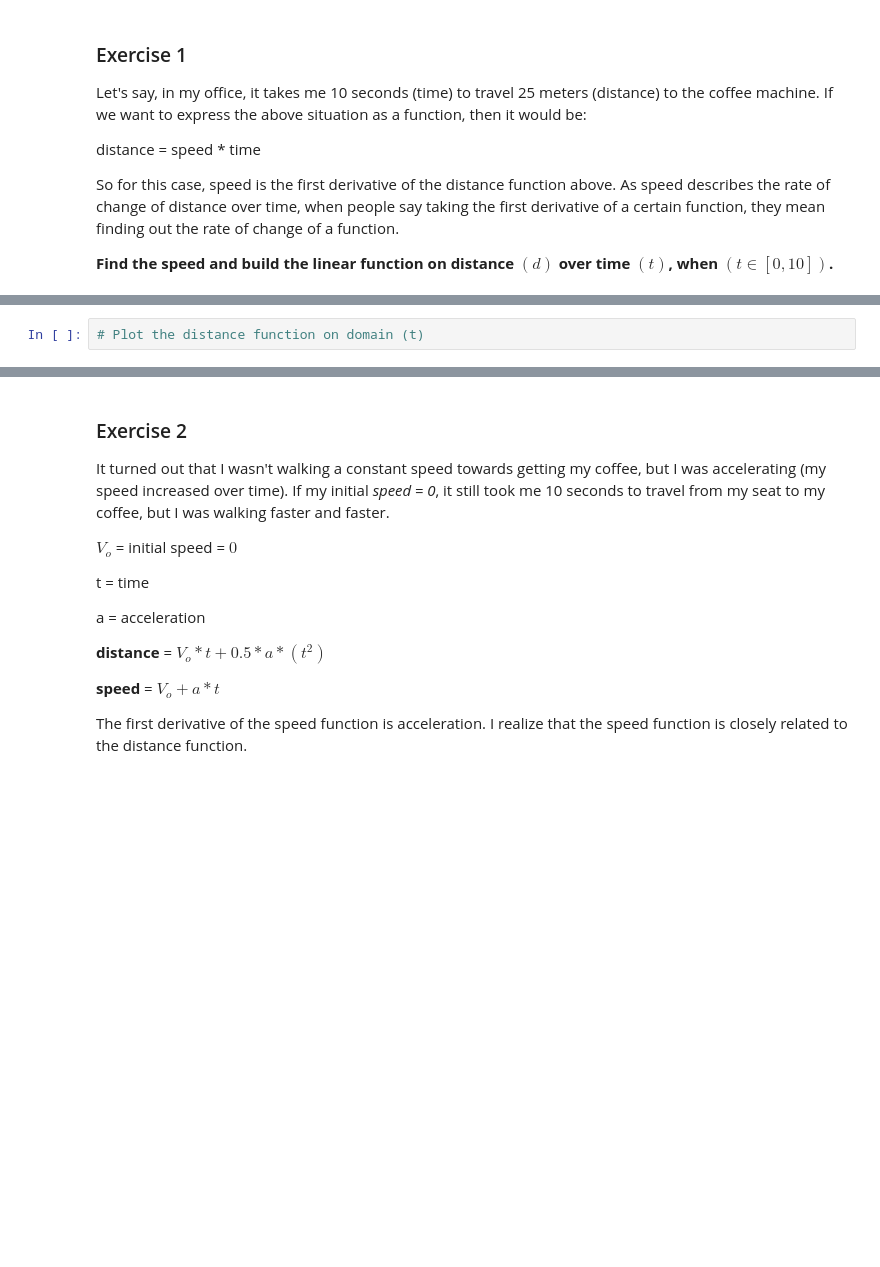
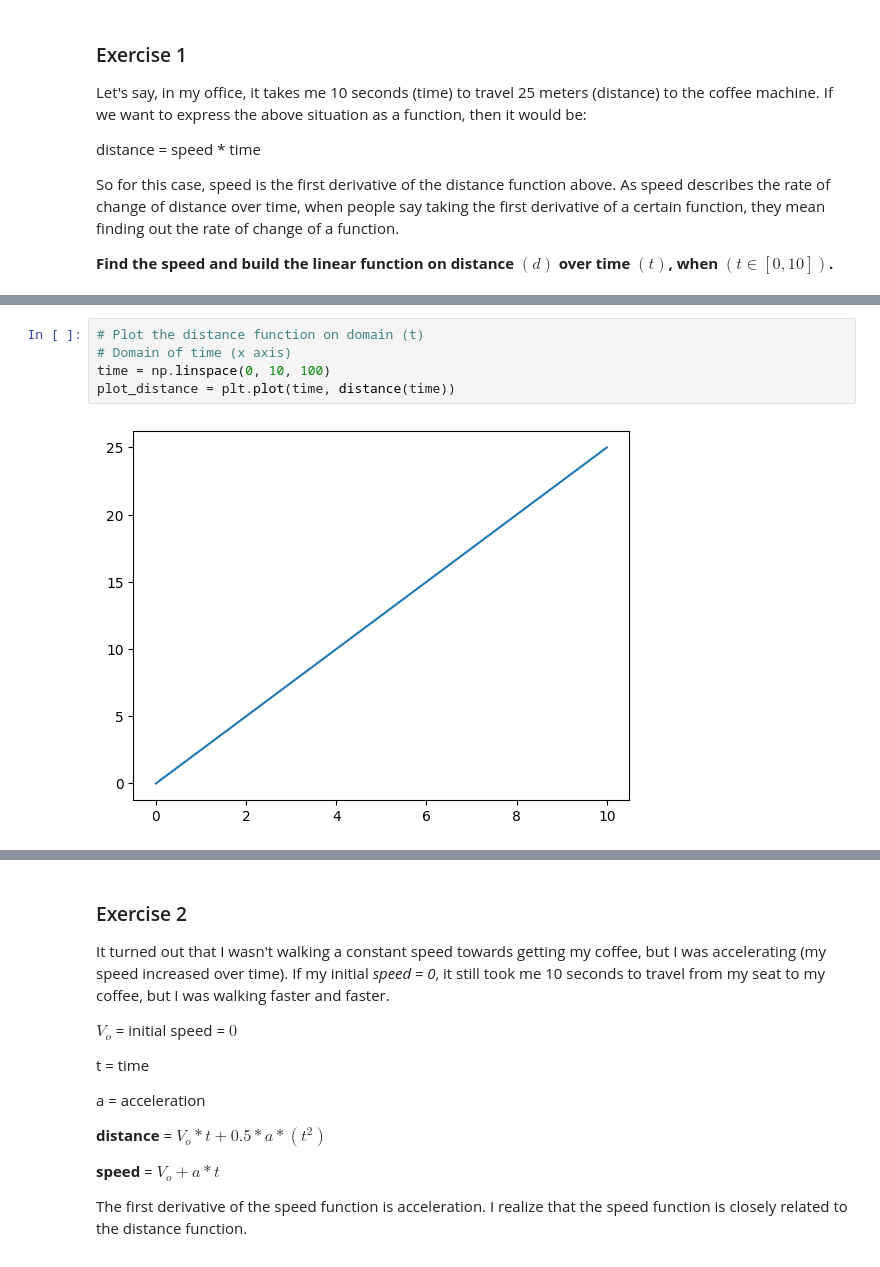
Before and after one commit to Bere333/calculus-and-algebra-problems-with-python, a Jupyter notebook: notebook/problems.ipynb, the cells around one changed output, grey strips where cells are left out. Cells and saved outputs as stored; diff of their text form; blank space fills up the shorter version.

```diff
--- a/notebook/problems.ipynb
+++ b/notebook/problems.ipynb
@@ -38,4 +40,9 @@ the distance is: 25.0 meters
 # %%
 # Plot the distance function on domain (t)
+# Domain of time (x axis)
+time = np.linspace(0, 10, 100)
+plot_distance = plt.plot(time, distance(time))
+# %% [output]
+[figure, added]
 # %%
 # Create a DataFrame
```
Also changed, not shown: parts of 2 cells of this notebook.
